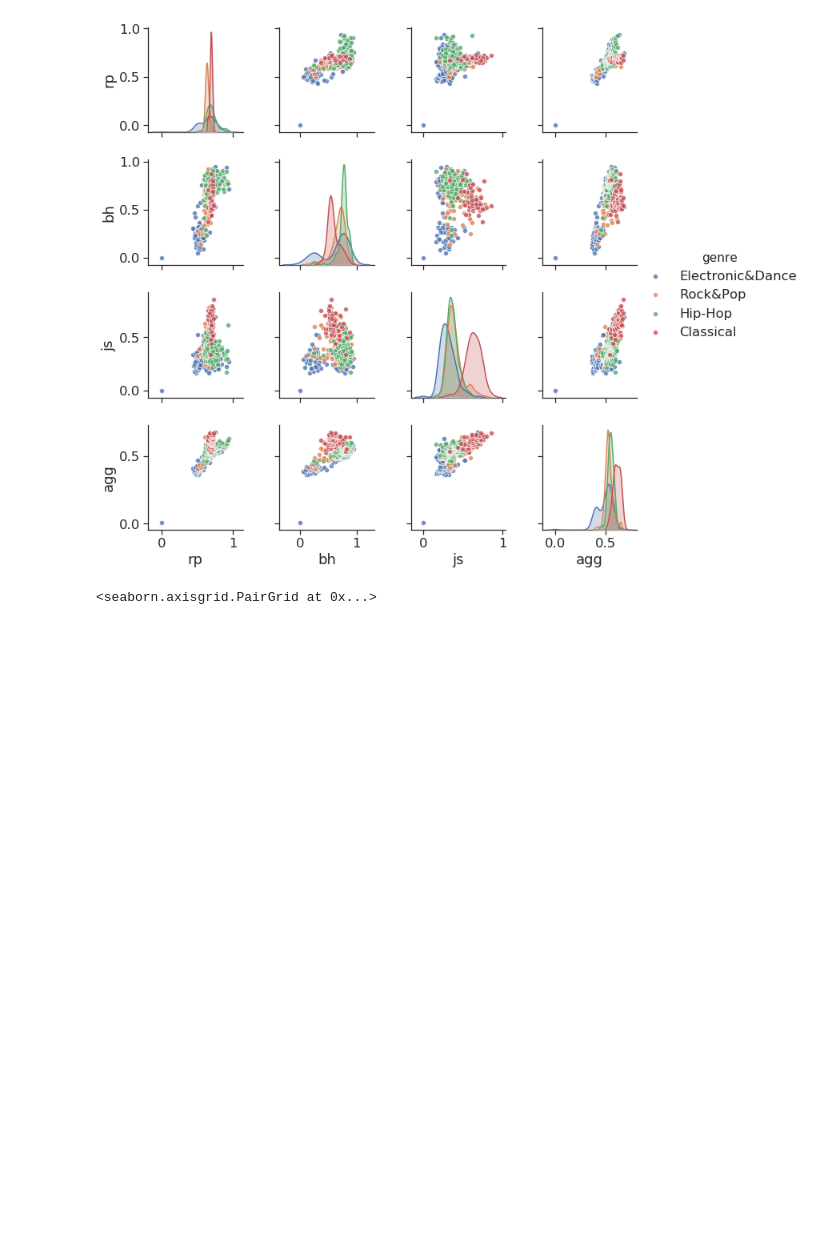
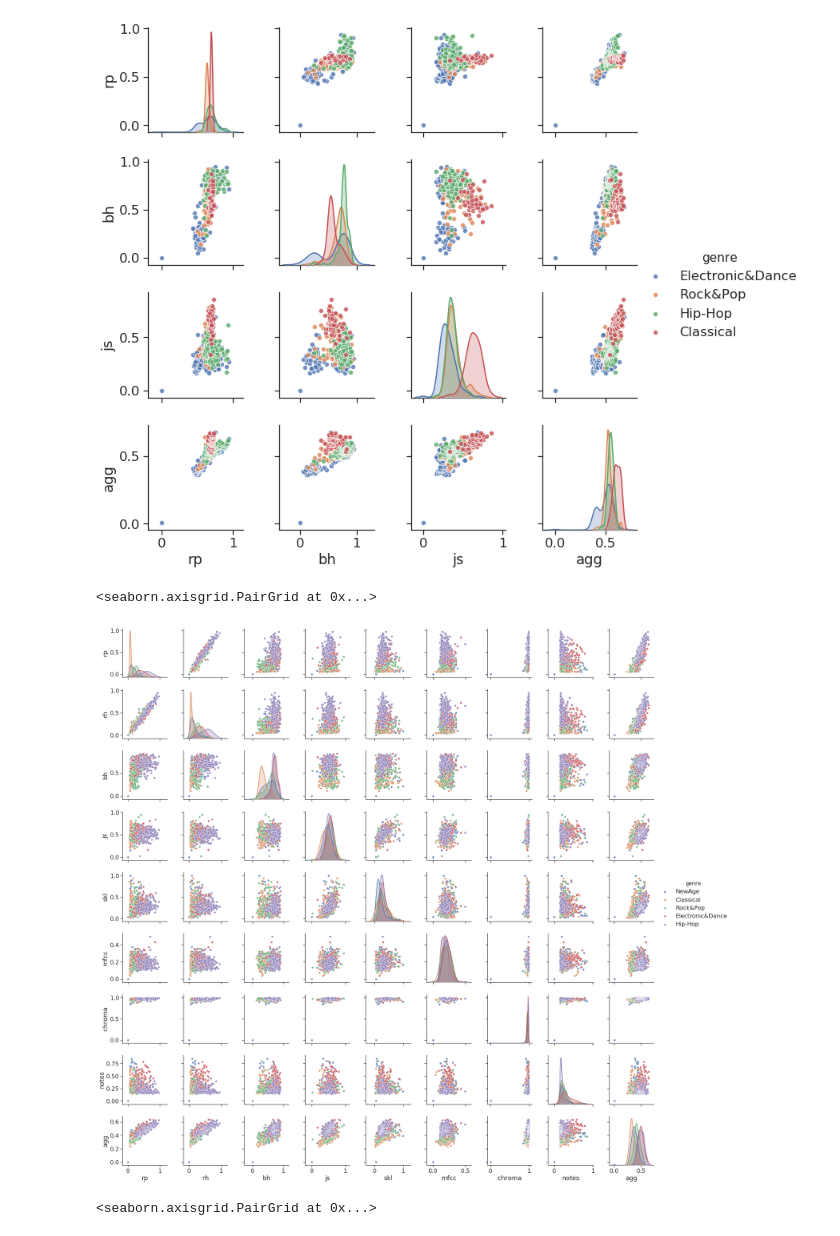
Before and after one commit to oObqpdOo/MusicSimilarity-Spark, a Jupyter notebook: auto evaluate cover and genre/correlation analysis/correlation2.ipynb, the cells around one changed output. Saved outputs shown, nothing was run; the diff lists cells and outputs as text; code cells hidden in the pictures; blank space fills up the shorter version.

```diff
--- a/auto evaluate cover and genre/correlation analysis/correlation2.ipynb
+++ b/auto evaluate cover and genre/correlation analysis/correlation2.ipynb
@@ -114,6 +114,16 @@ sns.pairplot(data, hue="genre", plot_kws={'alpha':0.8})
 # %% [output]
 <seaborn.axisgrid.PairGrid at 0x...>
 [figure]
+# %%
+import seaborn as sns
+data = pd.read_csv("__feature_eval_newage.csv")[["genre", "rp","rh","bh","js","skl","mfcc","chroma","notes","agg"]]
+data = data.loc[(data['genre'] == "NewAge") |(data['genre'] == "Classical") | (data['genre'] == "Rock&Pop")| (data['genre'] == "Hip-Hop") | (data['genre'] == "Electronic&Dance")]
+#data = (data[['genre']] == ('New Age' or 'Electronic&Dance' or 'Folk' or 'Comedy&SpokenWord'))
+sns.set(style="ticks", font_scale=1.5)
+sns.pairplot(data, hue="genre", plot_kws={'alpha':0.8})
+# %% [output]
+<seaborn.axisgrid.PairGrid at 0x...>
+[figure, added]
 # %%
 import seaborn as sns
 data = pd.read_csv("__feature_eval_rock.csv")[["genre", "rp","bh","js","agg"]]
```
Also changed, not shown: parts of 2 cells of this notebook, 4 other files.
